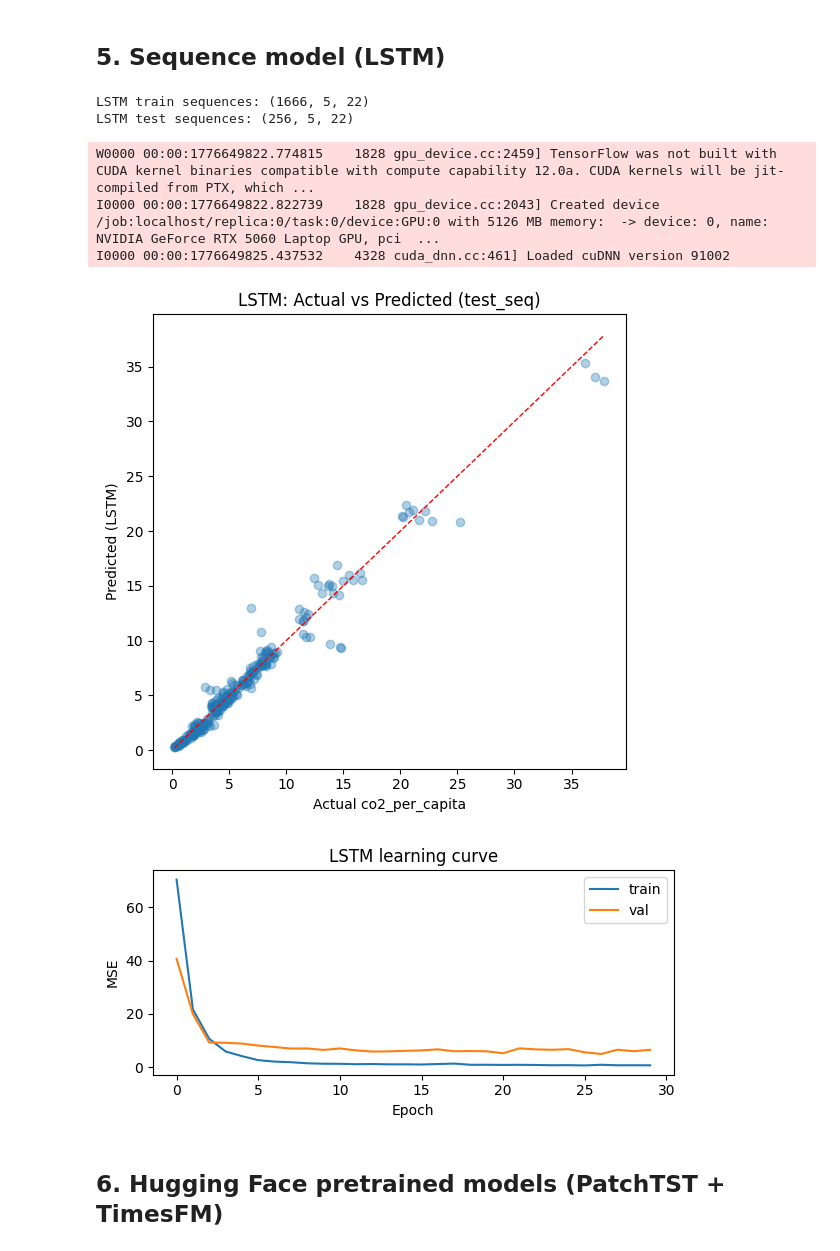
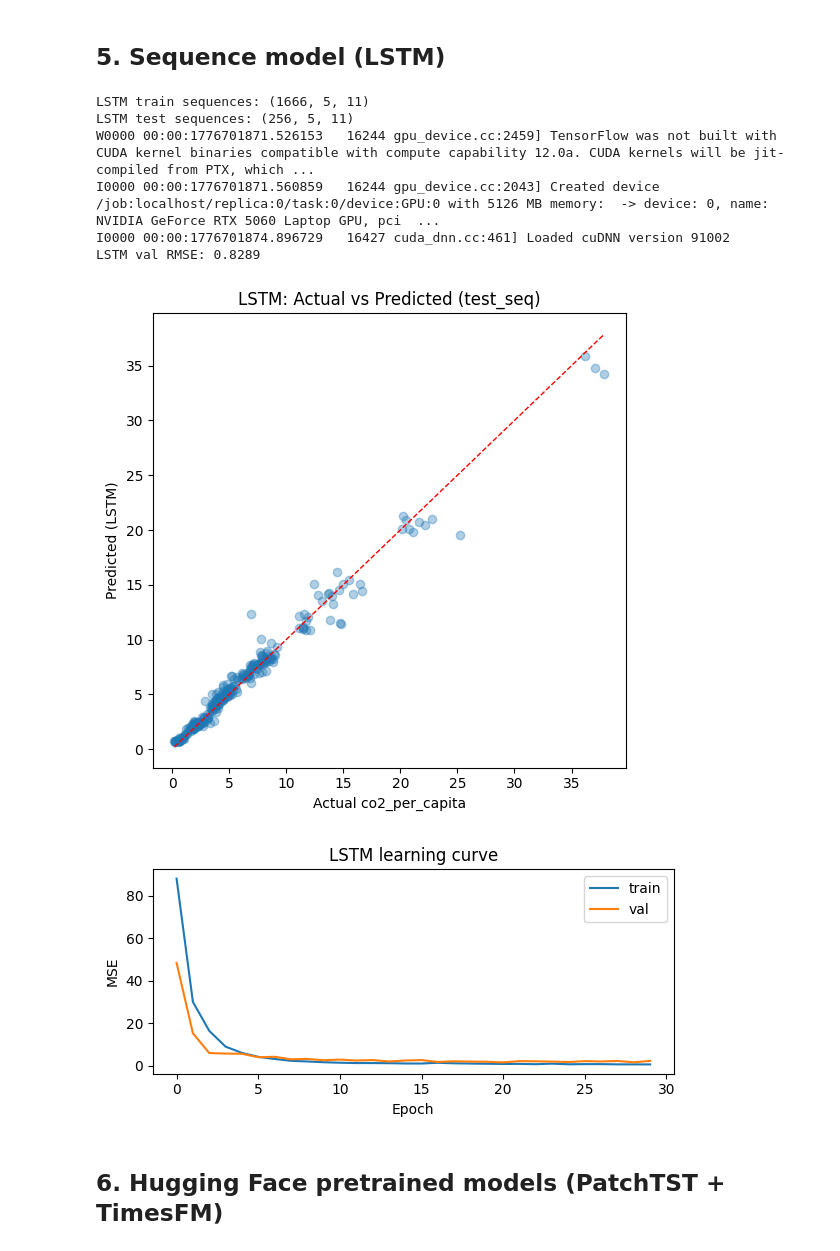
Before and after one commit to iMeet07/global-co2-emissions-analysis, a Jupyter notebook: r3_forecasting.ipynb, the cells around one changed output. Drawn from its saved outputs; the diff is of its cells as text; code cells hidden in the pictures.

```diff
--- a/r3_forecasting.ipynb
+++ b/r3_forecasting.ipynb
@@ -92,13 +92,16 @@ OUTPUT_DIR.mkdir(exist_ok=True)
 TARGET = 'co2_per_capita'
 ID_COLS = ['country', 'year', 'iso_code']
 
-# We keep a stable base set and only use columns that are actually present.
 BASE_FEATURES = [
-    'population', 'gdp', 'primary_energy_consumption',
-    'energy_per_capita', 'energy_per_gdp',
-    'co2', 'total_ghg', 'consumption_co2',
-    'coal_co2', 'gas_co2', 'oil_co2'
+    'population',
+    'gdp',
+    'primary_energy_consumption',
+    'energy_per_capita',
+    'energy_per_gdp',
 ]
+
+RANDOM_SEED = 2026
+np.random.seed(RANDOM_SEED)
 
 
 def plot_pred_vs_actual(y_true, y_pred, model_name, suffix='test'):
@@ -516,41 +542,82 @@ else:
     hist = lstm.fit(
         X_seq_train,
         y_seq_train,
         epochs=30,
         batch_size=32,
         validation_split=0.15,
         verbose=0,
     )
 
     preds['LSTM'] = lstm.predict(X_seq_test, verbose=0).flatten()
     row_lstm = {'Model': 'LSTM'}
-    row_lstm.update({f'Val_{k}': np.nan for k in ['RMSE', 'MAE', 'R2', 'MAPE']})
     row_lstm.update({f'Test_{k}': v for k, v in evaluate(y_seq_test, preds['LSTM']).items()})
+
+    # Honest val-set metrics: retrain on train-only, predict val
+    # The main LSTM was trained on train+val (to maximise sequence coverage for
+    # the final model). Using that model to predict val years would be in-sample.
+    # Instead, we build a lightweight twin trained on train-only sequences and
+    # predict on val sequences built with train as history.
+    train_only_scaled = train.copy()
+    train_only_scaled[predictor_cols] = lstm_scaler.transform(train[predictor_cols])
+    val_for_lstm_eval = val.copy()
+    val_for_lstm_eval[predictor_cols] = lstm_scaler.transform(val[predictor_cols])
+
+    X_seq_tr_only, y_seq_tr_only = build_sequences(
+        train_only_scaled, predictor_cols, TARGET, seq_len=SEQ_LEN
+    )
+    X_seq_val_lstm, y_seq_val_lstm = build_test_sequences_with_history(
+        history_frame=train_only_scaled,
+        test_frame=val_for_lstm_eval,
+        pred_cols=predictor_cols,
+        target_col=TARGET,
+        seq_len=SEQ_LEN,
+    )
+
+    if len(X_seq_tr_only) > 0 and len(X_seq_val_lstm) > 0:
+        lstm_val_model = keras.Sequential([
+            layers.Input(shape=(SEQ_LEN, len(predictor_cols))),
+            layers.LSTM(64),
+            layers.Dense(32, activation='relu'),
+            layers.Dense(1),
+        ])
+        lstm_val_model.compile(optimizer='adam', loss='mse')
+        lstm_val_model.fit(
+            X_seq_tr_only, y_seq_tr_only,
+            epochs=30, batch_size=32, verbose=0,
+        )
+        val_lstm_preds = lstm_val_model.predict(X_seq_val_lstm, verbose=0).flatten()
+        row_lstm.update({f'Val_{k}': v for k, v in evaluate(y_seq_val_lstm, val_lstm_preds).items()})
+        print(f'LSTM val RMSE: {row_lstm["Val_RMSE"]:.4f}')
+    else:
+        row_lstm.update({f'Val_{k}': np.nan for k in ['RMSE', 'MAE', 'R2', 'MAPE']})
+        print('LSTM val sequences empty — val metrics remain NaN')
+
     # LSTM is excluded from ensemble: its predictions align with y_seq_test,
     # not y_test, so it cannot be naively averaged with other models.
     row_lstm['_seq_only'] = True
     add_result(row_lstm)
 
     plot_pred_vs_actual(y_seq_test, preds['LSTM'], 'LSTM', suffix='test_seq')
 
     plt.figure(figsize=(6, 3))
     plt.plot(hist.history['loss'], label='train')
     plt.plot(hist.history['val_loss'], label='val')
     plt.title('LSTM learning curve')
     plt.xlabel('Epoch')
     plt.ylabel('MSE')
     plt.legend()
     plt.tight_layout()
     plt.savefig(OUTPUT_DIR / 'figures' / 'r3_lstm_learning_curve.png', dpi=150)
     plt.show()
 # %% [output]
-LSTM train sequences: (1666, 5, 22)
-LSTM test sequences: (256, 5, 22)
+LSTM train sequences: (1666, 5, 11)
+LSTM test sequences: (256, 5, 11)
+W0000 00:00:1776701871.526153   16244 gpu_device.cc:2459] TensorFlow was not built with CUDA kernel binaries compatible with compute capability 12.0a. CUDA kernels will be jit-compiled from PTX, which ...
+I0000 00:00:1776701871.560859   16244 gpu_device.cc:2043] Created device /job:localhost/replica:0/task:0/device:GPU:0 with 5126 MB memory:  -> device: 0, name: NVIDIA GeForce RTX 5060 Laptop GPU, pci  ...
+I0000 00:00:1776701874.896729   16427 cuda_dnn.cc:461] Loaded cuDNN version 91002
+LSTM val RMSE: 0.8289
-W0000 00:00:1776649822.774815    1828 gpu_device.cc:2459] TensorFlow was not built with CUDA kernel binaries compatible with compute capability 12.0a. CUDA kernels will be jit-compiled from PTX, which ...
-I0000 00:00:1776649822.822739    1828 gpu_device.cc:2043] Created device /job:localhost/replica:0/task:0/device:GPU:0 with 5126 MB memory:  -> device: 0, name: NVIDIA GeForce RTX 5060 Laptop GPU, pci  ...
-I0000 00:00:1776649825.437532    4328 cuda_dnn.cc:461] Loaded cuDNN version 91002
-[figure, old version]
+[figure, new version]
-[figure, old version]
+[figure, new version]
 # %% [markdown]
 ## 6. Hugging Face pretrained models (PatchTST + TimesFM)
 # %%
```
Also changed, not shown: parts of 9 cells of this notebook, 25 other files.
